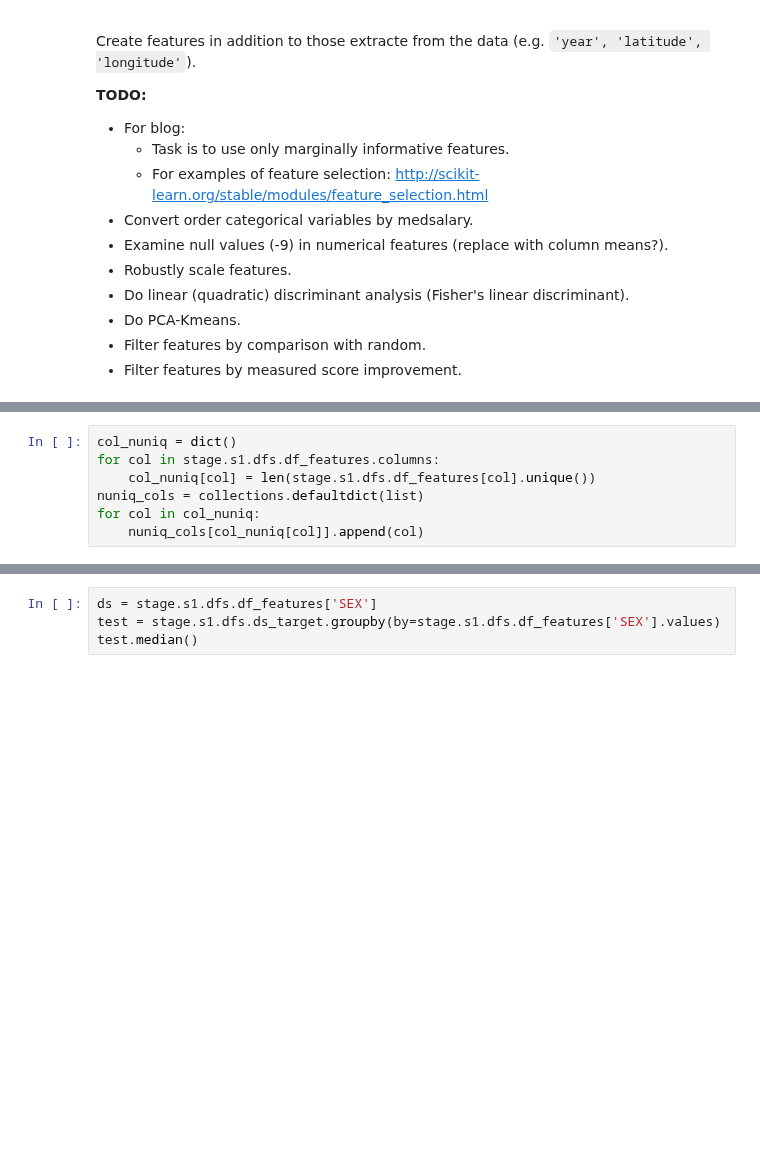
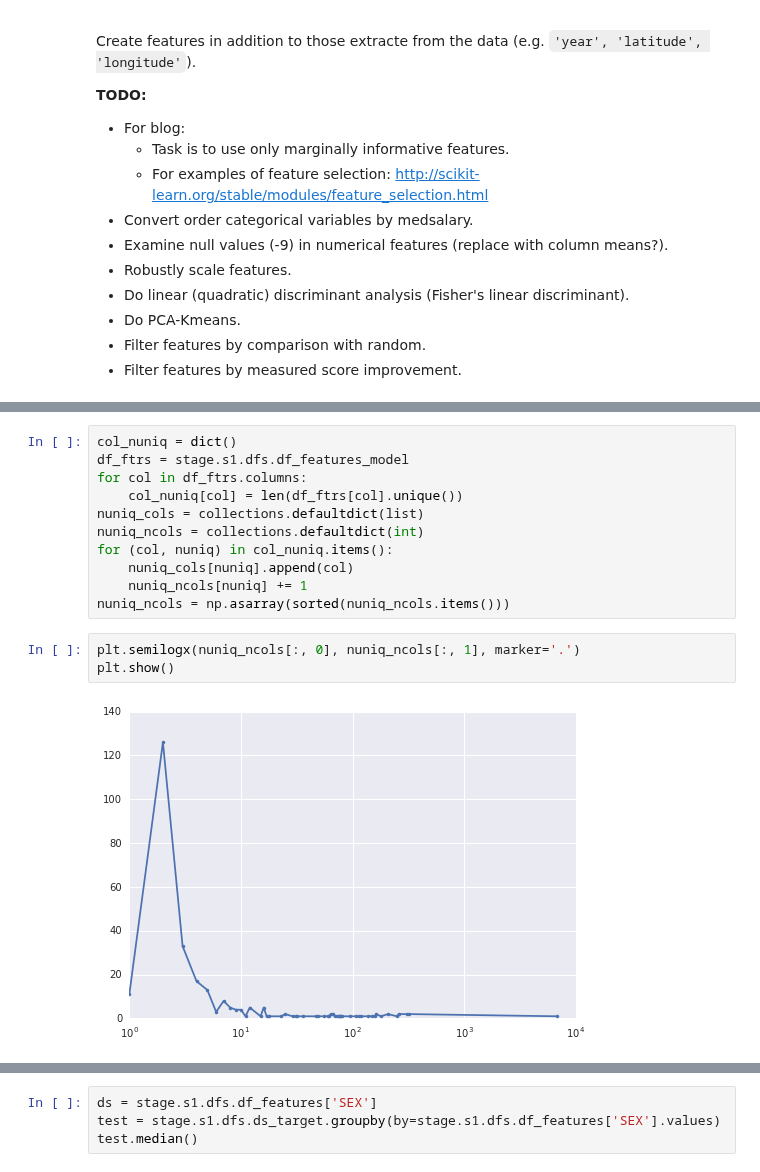
Before and after one commit to stharrold/stharrold.github.io, a Jupyter notebook: content/static/20160221-predict-household-income-from-census/20160221-predict-household-income-from-census.ipynb, the cells around one changed output, grey strips where cells are left out. Cells and saved outputs as stored; diff of their text form; blank space fills up the shorter version.

```diff
--- a/content/static/20160221-predict-household-income-from-census/20160221-predict-household-income-from-census.ipynb
+++ b/content/static/20160221-predict-household-income-from-census/20160221-predict-household-income-from-census.ipynb
@@ -730,7 +743,16 @@ Time elapsed (sec) = 2.0
 # %%
 col_nuniq = dict()
-for col in stage.s1.dfs.df_features.columns:
-    col_nuniq[col] = len(stage.s1.dfs.df_features[col].unique())
+df_ftrs = stage.s1.dfs.df_features_model
+for col in df_ftrs.columns:
+    col_nuniq[col] = len(df_ftrs[col].unique())
 nuniq_cols = collections.defaultdict(list)
-for col in col_nuniq:
-    nuniq_cols[col_nuniq[col]].append(col)
+nuniq_ncols = collections.defaultdict(int)
+for (col, nuniq) in col_nuniq.items():
+    nuniq_cols[nuniq].append(col)
+    nuniq_ncols[nuniq] += 1
+nuniq_ncols = np.asarray(sorted(nuniq_ncols.items()))
+# %%
+plt.semilogx(nuniq_ncols[:, 0], nuniq_ncols[:, 1], marker='.')
+plt.show()
+# %% [output]
+[figure, added]
```
Also changed, not shown: parts of 6 cells of this notebook.
